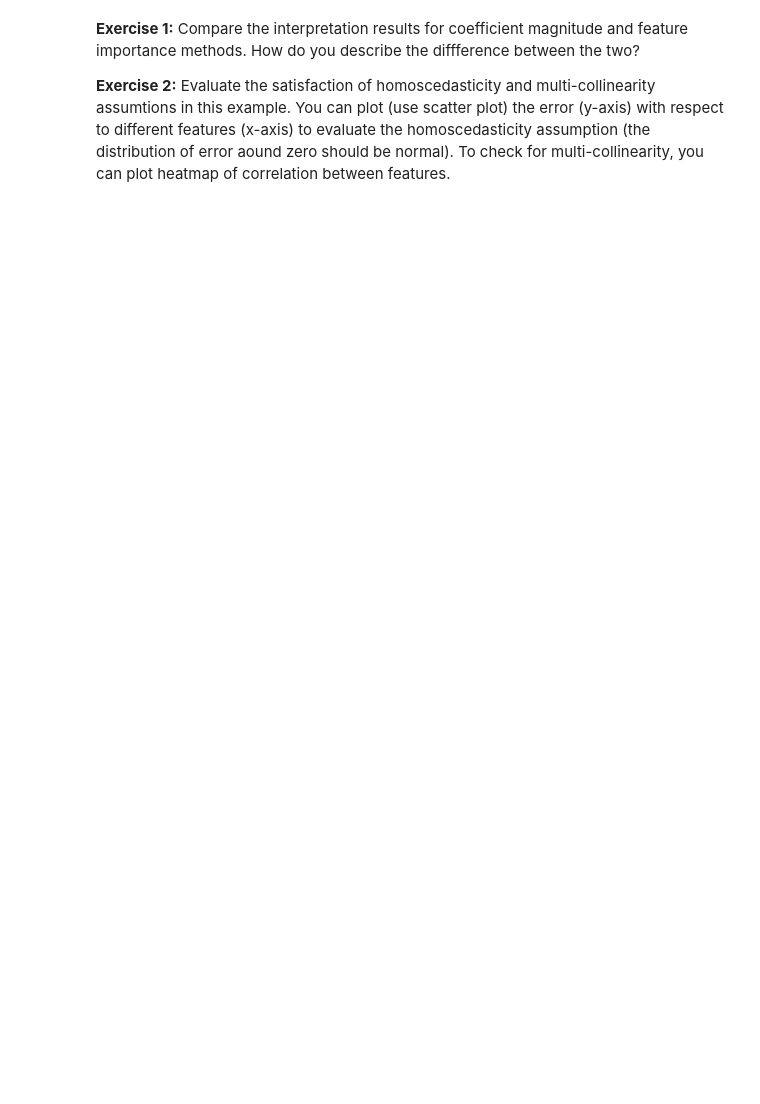
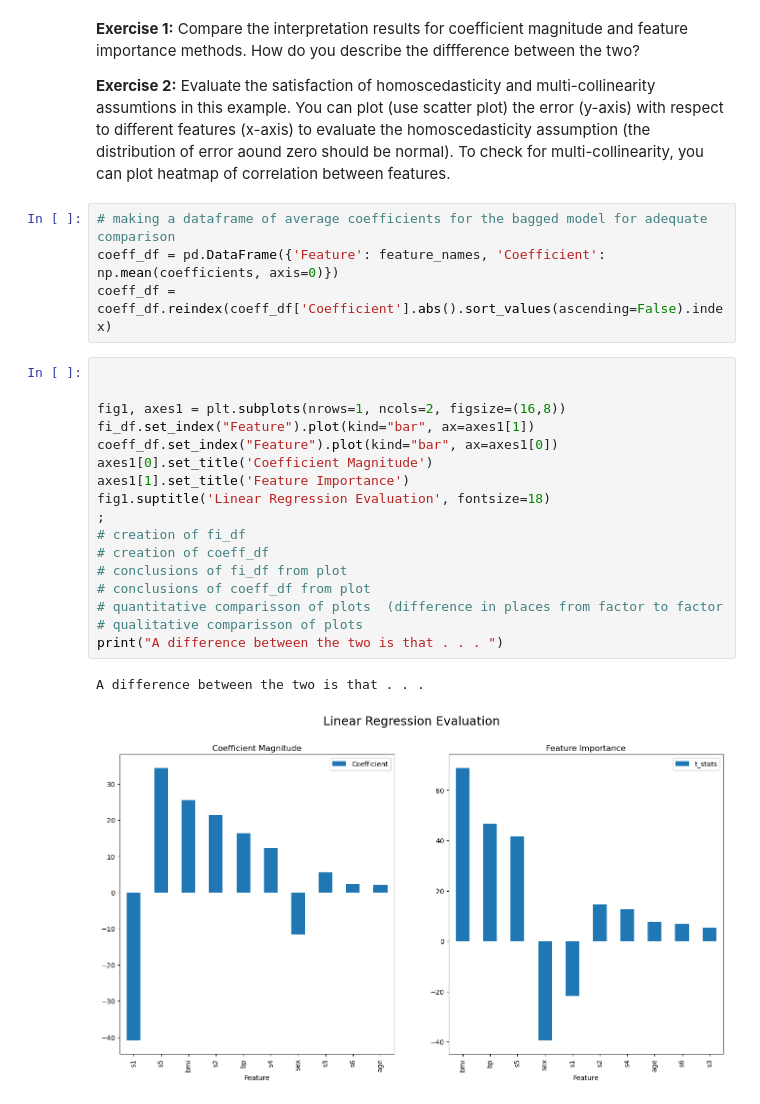
Before and after one commit to DiegoGarciaFrade/ResponsibleAI_G1, a Jupyter notebook: Week_2_1_linear_regression.ipynb, the cells around one changed output. Drawn from its saved outputs; the diff is of its cells as text; blank space fills up the shorter version.

```diff
--- a/Week_2_1_linear_regression.ipynb
+++ b/Week_2_1_linear_regression.ipynb
@@ -160,3 +167,27 @@ plt.show()
 **Exercise 1:** Compare the interpretation results for coefficient magnitude and feature importance methods. How do you describe the diffference between the two?
 
 **Exercise 2:** Evaluate the satisfaction of homoscedasticity and multi-collinearity assumtions in this example. You can plot (use scatter plot) the error (y-axis) with respect to different features (x-axis) to evaluate the homoscedasticity assumption (the distribution of error aound zero should be normal). To check for multi-collinearity, you can plot heatmap of correlation between features.
+# %%
+# making a dataframe of average coefficients for the bagged model for adequate comparison
+coeff_df = pd.DataFrame({'Feature': feature_names, 'Coefficient': np.mean(coefficients, axis=0)})
+coeff_df = coeff_df.reindex(coeff_df['Coefficient'].abs().sort_values(ascending=False).index)
+# %%
+
+
+fig1, axes1 = plt.subplots(nrows=1, ncols=2, figsize=(16,8))
+fi_df.set_index("Feature").plot(kind="bar", ax=axes1[1])
+coeff_df.set_index("Feature").plot(kind="bar", ax=axes1[0])
+axes1[0].set_title('Coefficient Magnitude')
+axes1[1].set_title('Feature Importance')
+fig1.suptitle('Linear Regression Evaluation', fontsize=18)
+;
+# creation of fi_df
+# creation of coeff_df
+# conclusions of fi_df from plot
+# conclusions of coeff_df from plot
+# quantitative comparisson of plots  (difference in places from factor to factor
+# qualitative comparisson of plots
+print("A difference between the two is that . . . ")
+# %% [output]
+A difference between the two is that . . .
+[figure, added]
```
Also changed, not shown: parts of 3 cells of this notebook.
